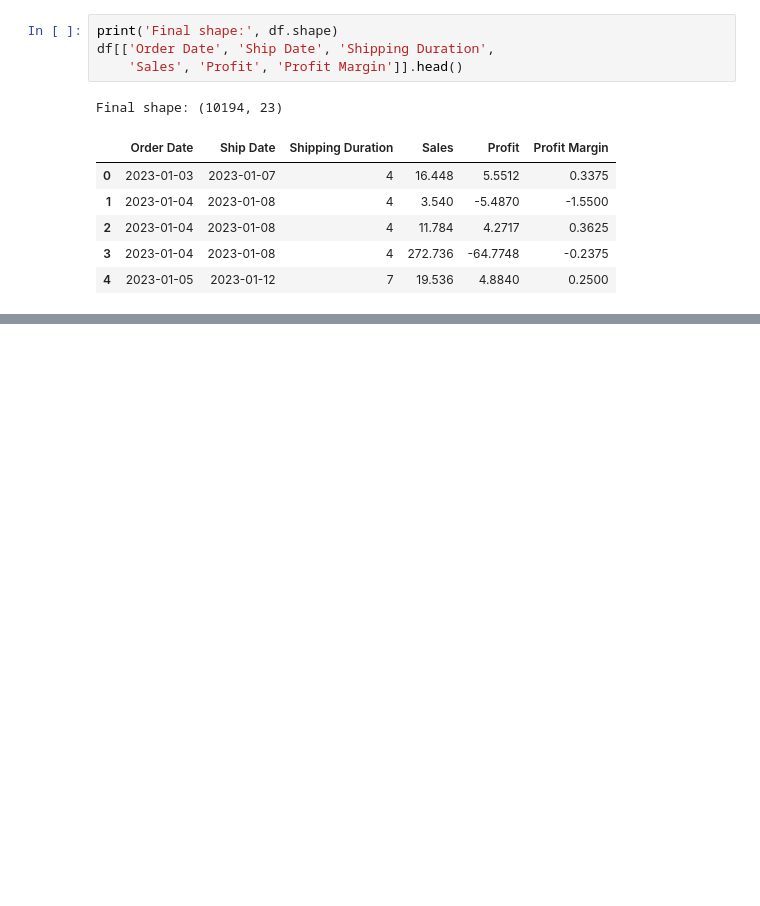
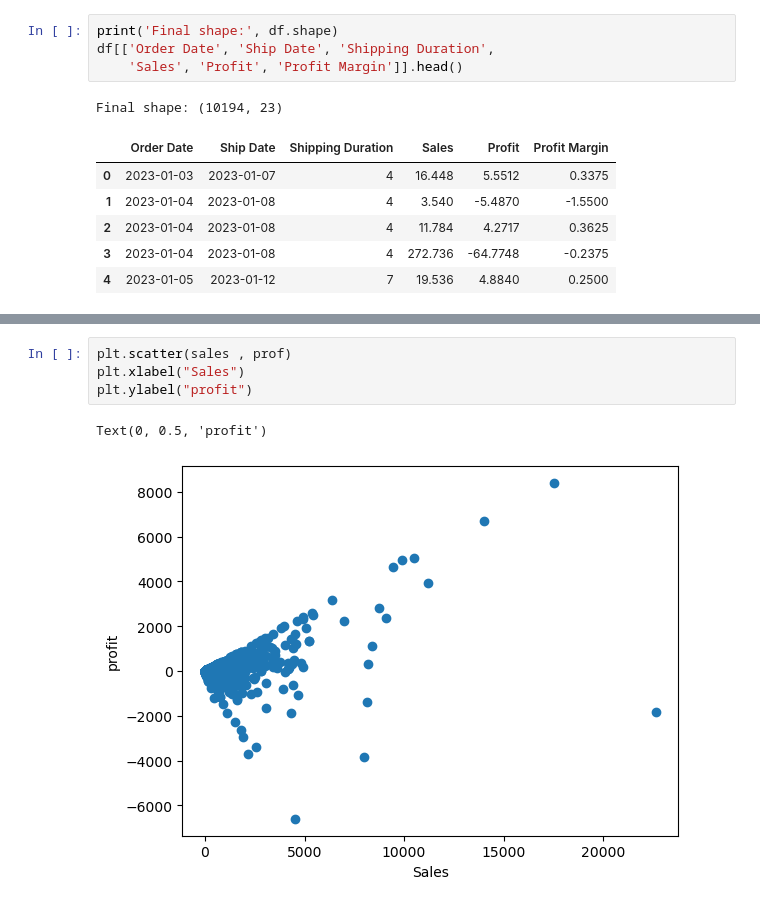
Before and after one commit to Nooran-k/Superstore-sales, a Jupyter notebook: superstore_phase1_cleaning.ipynb, the cells around one changed output, grey strips where cells are left out. Drawn from its saved outputs; the diff is of its cells as text; blank space fills up the shorter version.

```diff
--- a/superstore_phase1_cleaning.ipynb
+++ b/superstore_phase1_cleaning.ipynb
@@ -156,0 +247,7 @@ Saved cleaned dataset -> superstore_clean.csv
+# %%
+plt.scatter(sales , prof)
+plt.xlabel("Sales")
+plt.ylabel("profit")
+# %% [output]
+Text(0, 0.5, 'profit')
+[figure, added]
```
Also changed, not shown: parts of 10 cells of this notebook, 1 other file.
